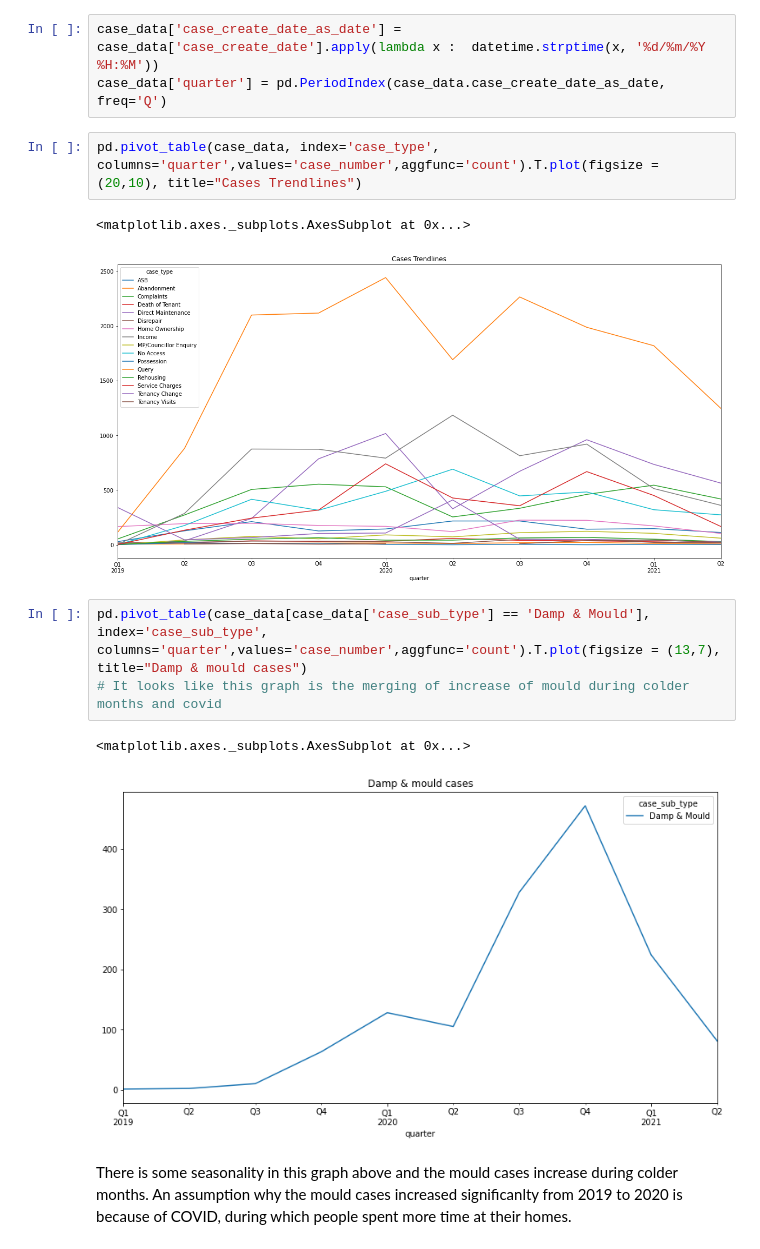
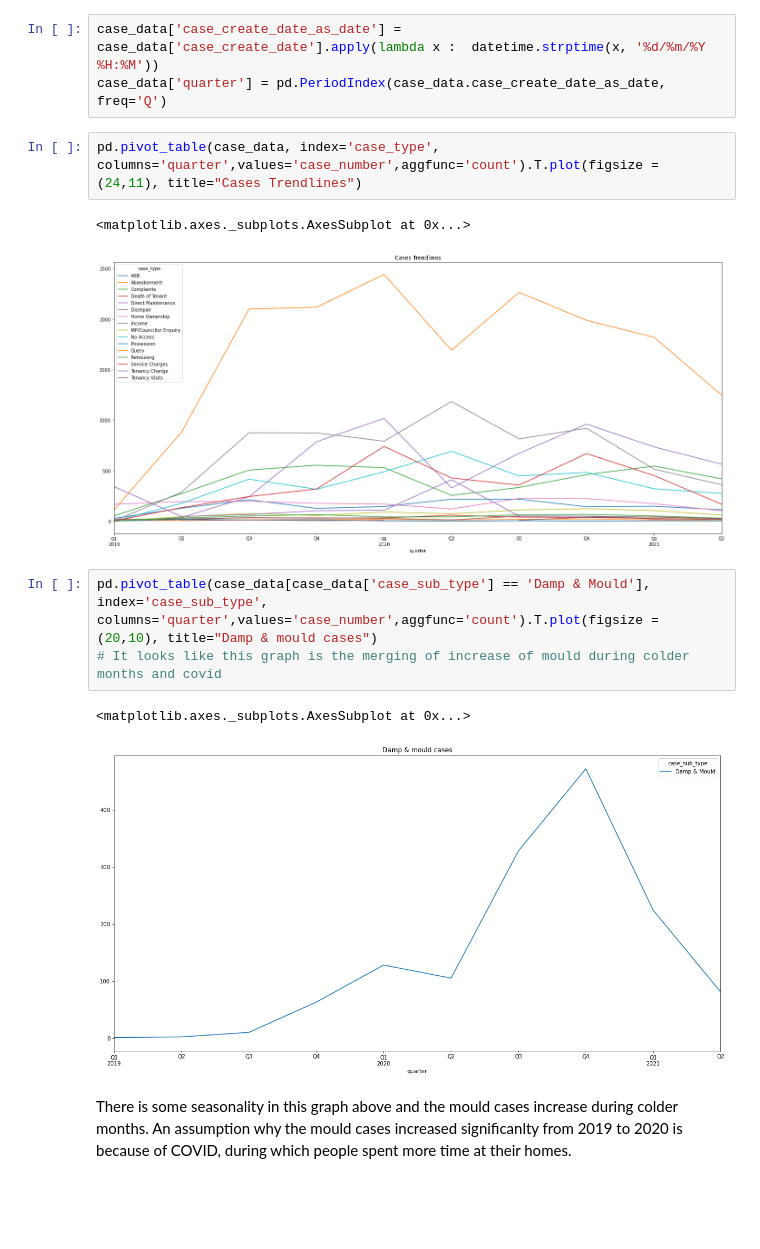
Before and after one commit to kleokog/Mycodes, a Jupyter notebook: L&Q/Code/Mould Probability estimation.ipynb, the cells around one changed output. Saved outputs shown, nothing was run; the diff lists cells and outputs as text; blank space fills up the shorter version.

```diff
--- a/L&Q/Code/Mould Probability estimation.ipynb
+++ b/L&Q/Code/Mould Probability estimation.ipynb
@@ -298,16 +306,16 @@ case_data.head()
 case_data['case_create_date_as_date'] = case_data['case_create_date'].apply(lambda x :  datetime.strptime(x, '%d/%m/%Y %H:%M'))
 case_data['quarter'] = pd.PeriodIndex(case_data.case_create_date_as_date, freq='Q')
 # %%
-pd.pivot_table(case_data, index='case_type', columns='quarter',values='case_number',aggfunc='count').T.plot(figsize = (20,10), title="Cases Trendlines")
+pd.pivot_table(case_data, index='case_type', columns='quarter',values='case_number',aggfunc='count').T.plot(figsize = (24,11), title="Cases Trendlines")
 # %% [output]
 <matplotlib.axes._subplots.AxesSubplot at 0x...>
-[figure, old version]
+[figure, new version]
 # %%
-pd.pivot_table(case_data[case_data['case_sub_type'] == 'Damp & Mould'], index='case_sub_type', columns='quarter',values='case_number',aggfunc='count').T.plot(figsize = (13,7), title="Damp & mould cases")
+pd.pivot_table(case_data[case_data['case_sub_type'] == 'Damp & Mould'], index='case_sub_type', columns='quarter',values='case_number',aggfunc='count').T.plot(figsize = (20,10), title="Damp & mould cases")
 # It looks like this graph is the merging of increase of mould during colder months and covid
 # %% [output]
 <matplotlib.axes._subplots.AxesSubplot at 0x...>
-[figure, old version]
+[figure, new version]
 # %% [markdown]
 There is some seasonality in this graph above and the mould cases increase during colder months. An assumption why the mould cases increased significanlty from 2019 to 2020 is because of COVID, during which people spent more time at their homes.
 # %%
```
Also changed, not shown: parts of 26 cells of this notebook.
